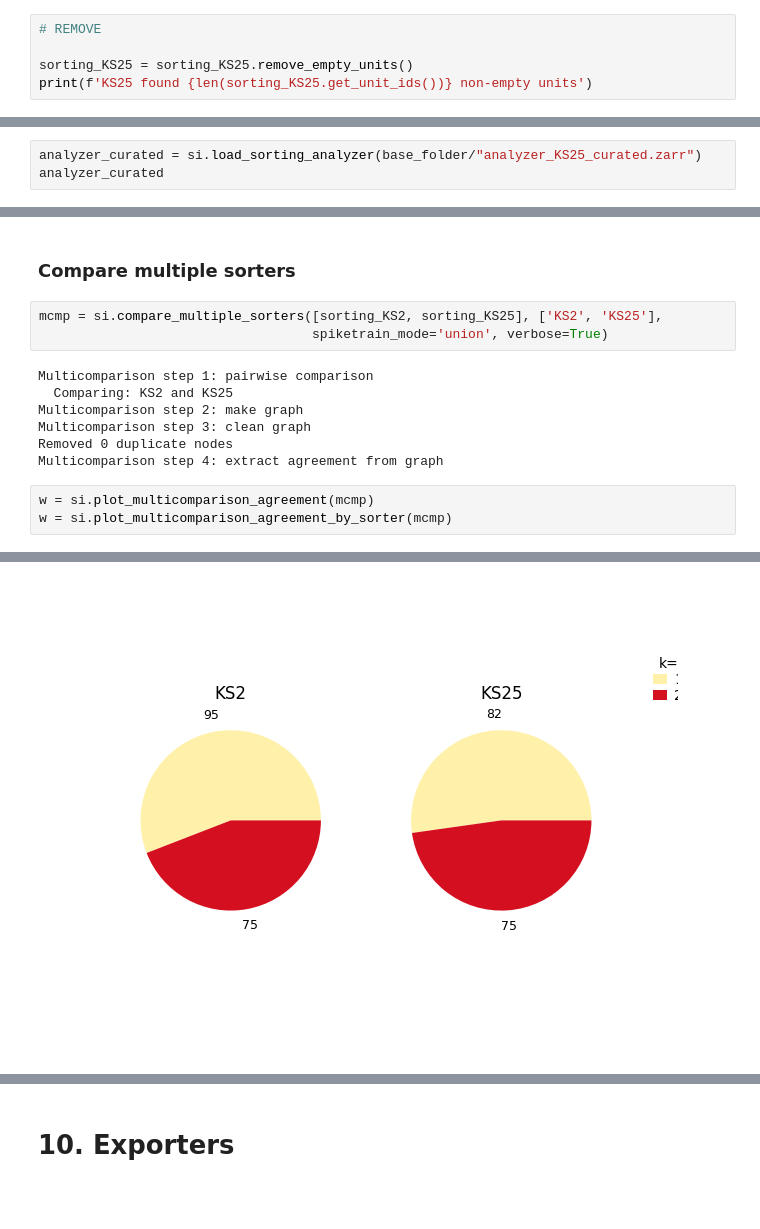
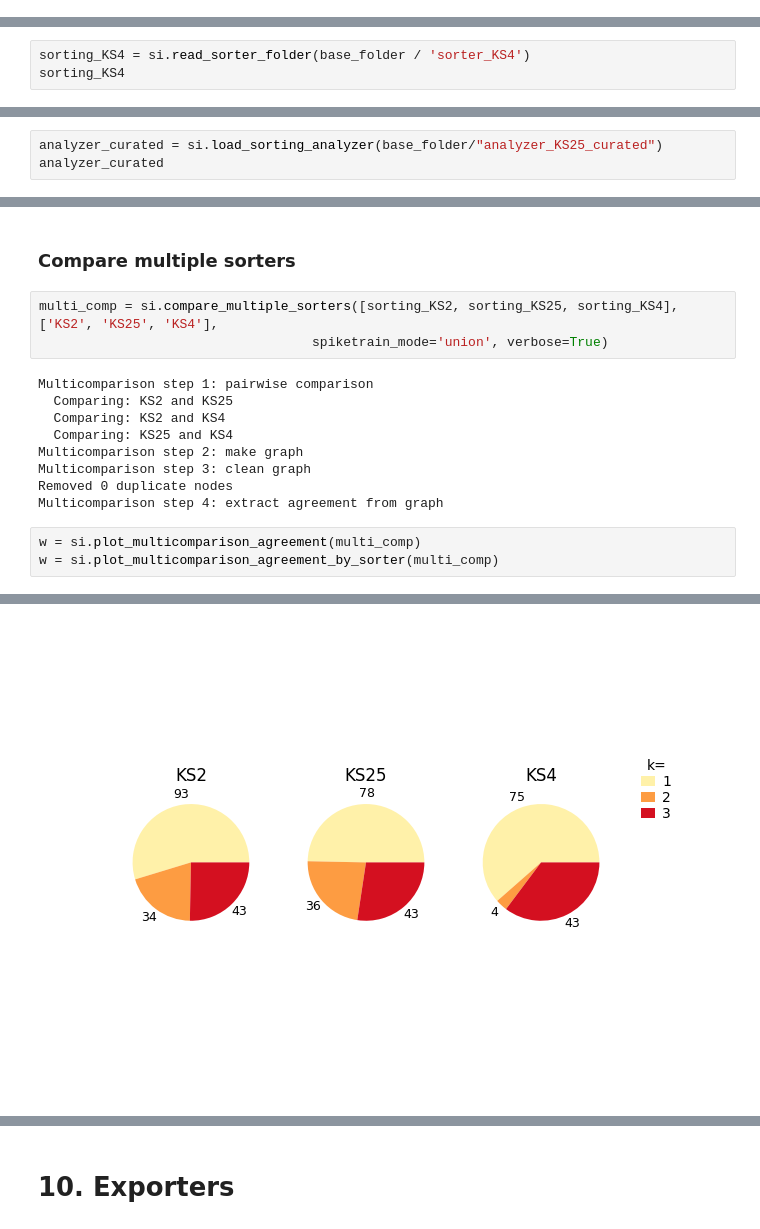
Before and after one commit to SpikeInterface/SpikeInterface-Training-Edinburgh-May24, a Jupyter notebook: overview_tutorials/SpikeInterface_Tutorial.ipynb, the cells around one changed output, grey strips where cells are left out. Saved outputs shown, nothing was run; the diff lists cells and outputs as text; blank space fills up the shorter version.

```diff
--- a/overview_tutorials/SpikeInterface_Tutorial.ipynb
+++ b/overview_tutorials/SpikeInterface_Tutorial.ipynb
@@ -466,8 +449,3 @@ sorting_KS25 = si.read_sorter_folder(base_folder / 'sorter_KS25')
 sorting_KS25
 # %% [output]
 KiloSortSortingExtractor: 157 units - 1 segments - 30.0kHz
-# %%
-# REMOVE
-
-sorting_KS25 = sorting_KS25.remove_empty_units()
-print(f'KS25 found {len(sorting_KS25.get_unit_ids())} non-empty units')
@@ -575,0 +550,3 @@ KiloSortSortingExtractor: 170 units - 1 segments - 30.0kHz
+# %%
+sorting_KS4 = si.read_sorter_folder(base_folder / 'sorter_KS4')
+sorting_KS4
@@ -961,4 +927,4 @@ Loaded 12 extensions: random_spikes, waveforms, templates, noise_levels, princip
 # %%
-analyzer_curated = si.load_sorting_analyzer(base_folder/"analyzer_KS25_curated.zarr")
+analyzer_curated = si.load_sorting_analyzer(base_folder/"analyzer_KS25_curated")
 analyzer_curated
 # %% [output]
@@ -1017,16 +982,18 @@ si.plot_agreement_matrix(comp_KS2_KS25auto)
 # %% [markdown]
 ### Compare multiple sorters
 # %%
-mcmp = si.compare_multiple_sorters([sorting_KS2, sorting_KS25], ['KS2', 'KS25'],
+multi_comp = si.compare_multiple_sorters([sorting_KS2, sorting_KS25, sorting_KS4], ['KS2', 'KS25', 'KS4'],
                                    spiketrain_mode='union', verbose=True)
 # %% [output]
 Multicomparison step 1: pairwise comparison
   Comparing: KS2 and KS25
+  Comparing: KS2 and KS4
+  Comparing: KS25 and KS4
 Multicomparison step 2: make graph
 Multicomparison step 3: clean graph
 Removed 0 duplicate nodes
 Multicomparison step 4: extract agreement from graph
 # %%
-w = si.plot_multicomparison_agreement(mcmp)
-w = si.plot_multicomparison_agreement_by_sorter(mcmp)
+w = si.plot_multicomparison_agreement(multi_comp)
+w = si.plot_multicomparison_agreement_by_sorter(multi_comp)
 # %% [output]
@@ -1034 +1001 @@ w = si.plot_multicomparison_agreement_by_sorter(mcmp)
-[figure, old version]
+[figure, new version]
```
Also changed, not shown: parts of 107 cells of this notebook, 2 other files.
